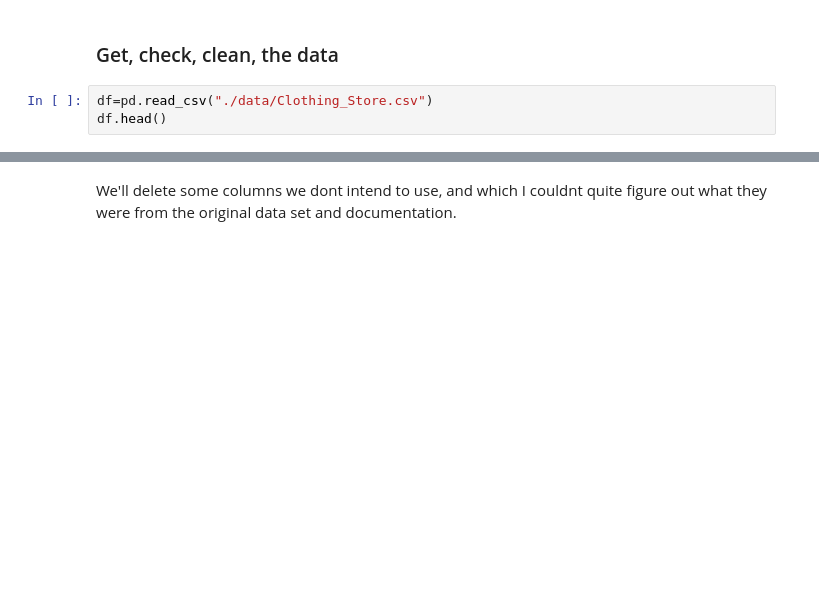
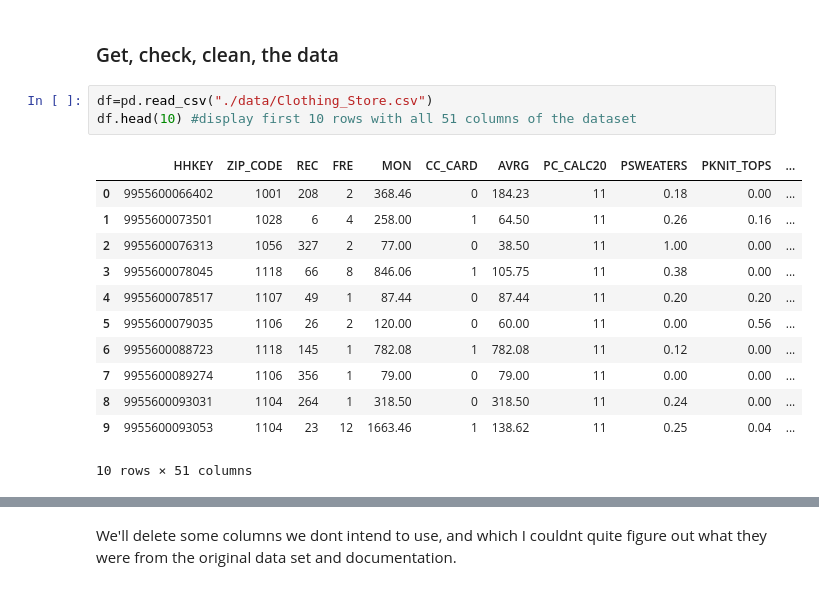
Before and after one commit to woojin-lee713/A2_Classihacking, a Jupyter notebook: assignment_clothing.ipynb, the cells around one changed output, grey strips where cells are left out. Drawn from its saved outputs; the diff is of its cells as text; blank space fills up the shorter version.

```diff
--- a/assignment_clothing.ipynb
+++ b/assignment_clothing.ipynb
@@ -137,6 +148,19 @@ These data are based on a direct mail marketing campaign conducted last year. We
 ### Get, check, clean,  the data
 # %%
 df=pd.read_csv("./data/Clothing_Store.csv")
-df.head()
+df.head(10) #display first 10 rows with all 51 columns of the dataset
+# %% [output]
+|  | HHKEY | ZIP_CODE | REC | FRE | MON | CC_CARD | AVRG | PC_CALC20 | PSWEATERS | PKNIT_TOPS | ... |
+| 0 | 9955600066402 | 1001 | 208 | 2 | 368.46 | 0 | 184.23 | 11 | 0.18 | 0.00 | ... |
+| 1 | 9955600073501 | 1028 | 6 | 4 | 258.00 | 1 | 64.50 | 11 | 0.26 | 0.16 | ... |
+| 2 | 9955600076313 | 1056 | 327 | 2 | 77.00 | 0 | 38.50 | 11 | 1.00 | 0.00 | ... |
+| 3 | 9955600078045 | 1118 | 66 | 8 | 846.06 | 1 | 105.75 | 11 | 0.38 | 0.00 | ... |
+| 4 | 9955600078517 | 1107 | 49 | 1 | 87.44 | 0 | 87.44 | 11 | 0.20 | 0.20 | ... |
+| 5 | 9955600079035 | 1106 | 26 | 2 | 120.00 | 0 | 60.00 | 11 | 0.00 | 0.56 | ... |
+| 6 | 9955600088723 | 1118 | 145 | 1 | 782.08 | 1 | 782.08 | 11 | 0.12 | 0.00 | ... |
+| 7 | 9955600089274 | 1106 | 356 | 1 | 79.00 | 0 | 79.00 | 11 | 0.00 | 0.00 | ... |
+| 8 | 9955600093031 | 1104 | 264 | 1 | 318.50 | 0 | 318.50 | 11 | 0.24 | 0.00 | ... |
+| 9 | 9955600093053 | 1104 | 23 | 12 | 1663.46 | 1 | 138.62 | 11 | 0.25 | 0.04 | ... |
+10 rows × 51 columns
 # %%
 df.shape
```
Also changed, not shown: parts of 60 cells of this notebook.
